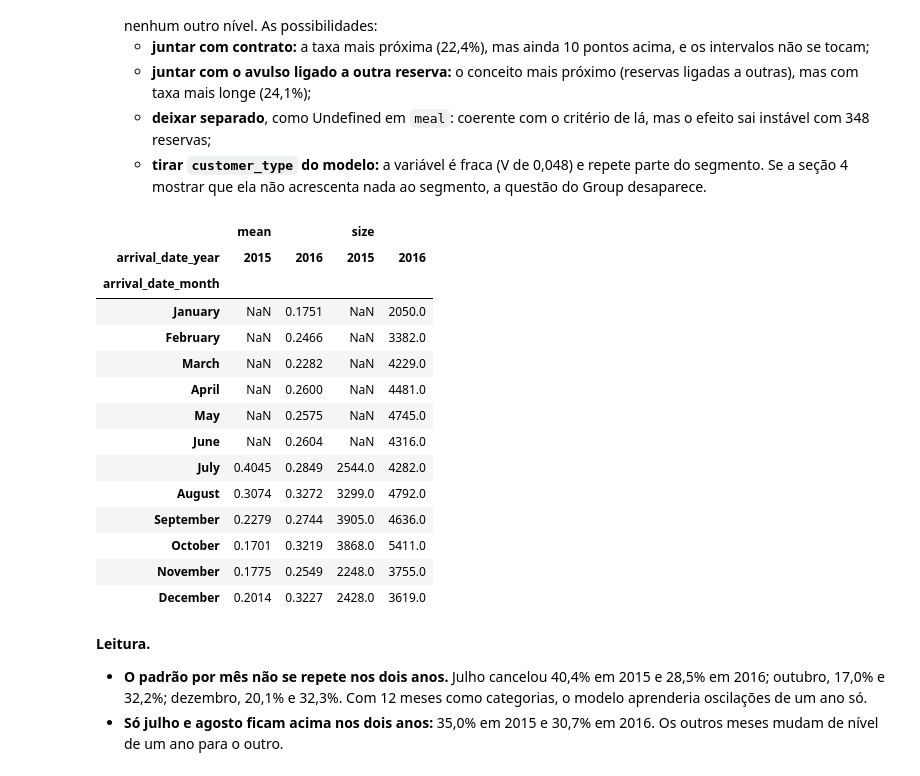
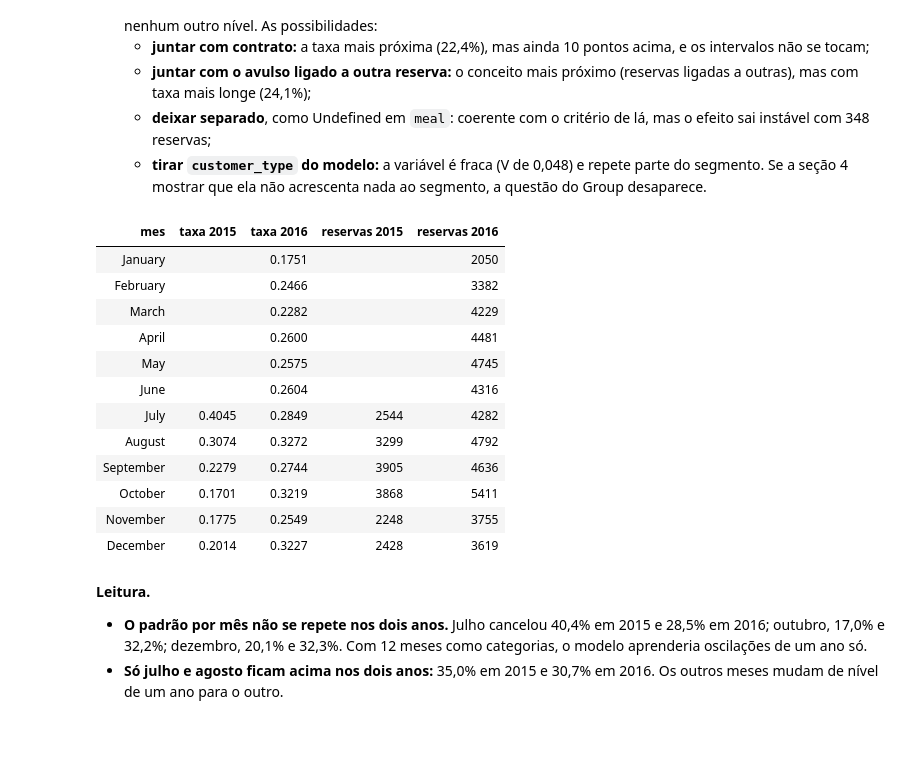
Before and after one commit to acrosatto/comunicacao-dados-mba, a Jupyter notebook: analise/ana/02_variaveis.ipynb, the cells around one changed output. Saved outputs shown, nothing was run; the diff lists cells and outputs as text; code cells hidden in the pictures; blank space fills up the shorter version.

```diff
--- a/analise/ana/02_variaveis.ipynb
+++ b/analise/ana/02_variaveis.ipynb
@@ -701,25 +692,24 @@ pd.crosstab(treino['customer_type'], treino['segmento'], normalize='index').roun
   - **tirar `customer_type` do modelo:** a variável é fraca (V de 0,048) e repete parte do segmento. Se a seção 4 mostrar que ela não acrescenta nada ao segmento, a questão do Group desaparece.
 # %%
 # mês de chegada: o padrão se repete nos dois anos do treino?
-por_mes_ano = treino.pivot_table(index='arrival_date_month', columns='arrival_date_year',
-                                 values='is_canceled', aggfunc=['mean', 'size']).reindex(meses)
-por_mes_ano.round(4)
+taxa_mes = treino.pivot_table(index='arrival_date_month', columns='arrival_date_year', values='is_canceled', aggfunc='mean')
+reservas_mes = treino.pivot_table(index='arrival_date_month', columns='arrival_date_year', values='is_canceled', aggfunc='size')
+por_mes_ano = pd.concat([taxa_mes.add_prefix('taxa '), reservas_mes.add_prefix('reservas ').astype('Int64')], axis=1)
+por_mes_ano.reindex(meses).rename_axis('mes').round(4)
 # %% [output]
-|  | mean |  | size |  |
-| arrival_date_year | 2015 | 2016 | 2015 | 2016 |
-| arrival_date_month |  |  |  |  |
-| January | NaN | 0.1751 | NaN | 2050.0 |
-| February | NaN | 0.2466 | NaN | 3382.0 |
-| March | NaN | 0.2282 | NaN | 4229.0 |
-| April | NaN | 0.2600 | NaN | 4481.0 |
-| May | NaN | 0.2575 | NaN | 4745.0 |
-| June | NaN | 0.2604 | NaN | 4316.0 |
-| July | 0.4045 | 0.2849 | 2544.0 | 4282.0 |
-| August | 0.3074 | 0.3272 | 3299.0 | 4792.0 |
-| September | 0.2279 | 0.2744 | 3905.0 | 4636.0 |
-| October | 0.1701 | 0.3219 | 3868.0 | 5411.0 |
-| November | 0.1775 | 0.2549 | 2248.0 | 3755.0 |
-| December | 0.2014 | 0.3227 | 2428.0 | 3619.0 |
+| mes | taxa 2015 | taxa 2016 | reservas 2015 | reservas 2016 |
+| January |  | 0.1751 |  | 2050 |
+| February |  | 0.2466 |  | 3382 |
+| March |  | 0.2282 |  | 4229 |
+| April |  | 0.2600 |  | 4481 |
+| May |  | 0.2575 |  | 4745 |
+| June |  | 0.2604 |  | 4316 |
+| July | 0.4045 | 0.2849 | 2544 | 4282 |
+| August | 0.3074 | 0.3272 | 3299 | 4792 |
+| September | 0.2279 | 0.2744 | 3905 | 4636 |
+| October | 0.1701 | 0.3219 | 3868 | 5411 |
+| November | 0.1775 | 0.2549 | 2248 | 3755 |
+| December | 0.2014 | 0.3227 | 2428 | 3619 |
 # %% [markdown]
 **Leitura.**
 
```
Also changed, not shown: parts of 30 cells of this notebook, 2 other files.
